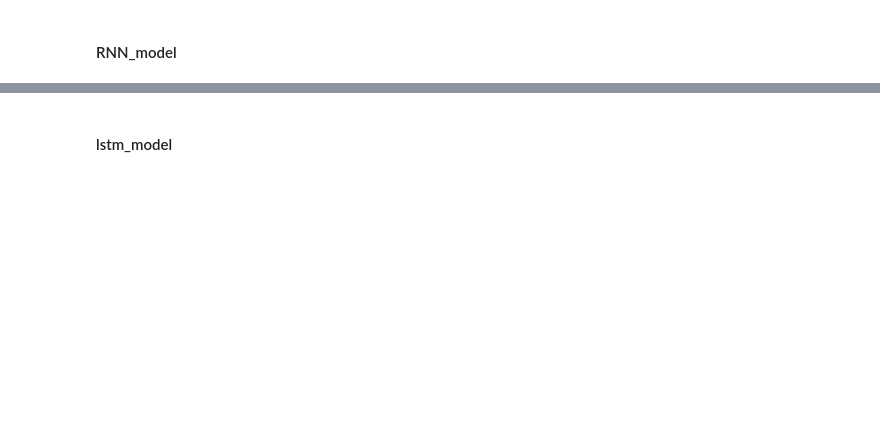
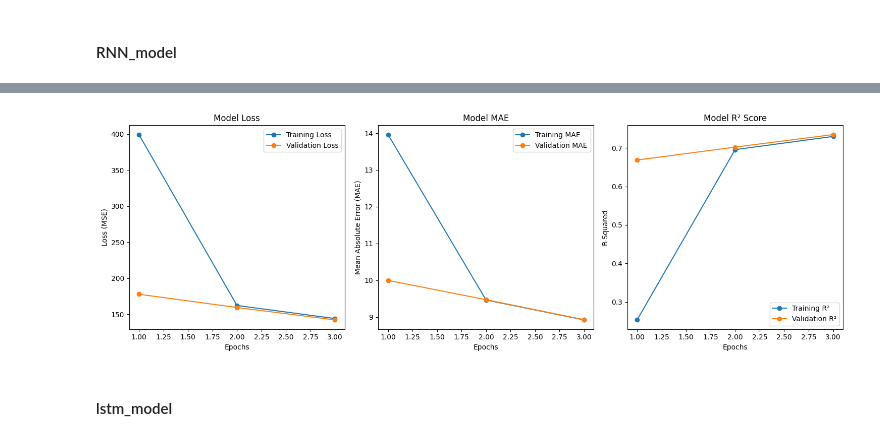
Before and after one commit to amrpyt/air_quality, a Jupyter notebook: Temp.ipynb, the cells around one changed output, grey strips where cells are left out. Saved outputs shown, nothing was run; the diff lists cells and outputs as text; code cells hidden in the pictures; blank space fills up the shorter version.

```diff
--- a/Temp.ipynb
+++ b/Temp.ipynb
@@ -462,20 +467,25 @@ def build_RNN_model(sequence_length=60, no_features=10, num_classes=5):
 
     return model
 # %%
-RNN_model = build_RNN_model()
+
+RNN_model_reg = build_RNN_model_reg()
 callbacks = [
     EarlyStopping(patience=10, restore_best_weights=True)
 ]
 
-history = RNN_model.fit(
+# Reshape y_train_tensor to (batch_size, sequence_length, 1) for regression
+y_train_tensor_reshaped = np.expand_dims(y_train_tensor, axis=-1)
+
+history = RNN_model_reg.fit(
     X_train_tensor,
-    y_train_tensor,
+    y_train_tensor_reshaped,
     validation_split=0.1,
-    epochs=10,
+    epochs=epochs_count,
     verbose=1,
     batch_size=128,
-    sample_weight=sample_weight,
-    callbacks=callbacks
+    callbacks=callbacks  # Removed sample_weight
 )
-RNN_model.save("models/RNN_model.keras")
+
+# Save the trained model
+RNN_model_reg.save("models/RNN_model_reg.keras")
 # %% [output]
@@ -530,3 +498,45 @@ plt.show()
+# %%
+
+import matplotlib.pyplot as plt
+
+# Extract training history
+history_dict = history.history
+
+epochs = range(1, len(history_dict['loss']) + 1)
+
+plt.figure(figsize=(15, 5))
+
+# Plot Loss (MSE)
+plt.subplot(1, 3, 1)
+plt.plot(epochs, history_dict["loss"], label="Training Loss", marker="o")
+plt.plot(epochs, history_dict["val_loss"], label="Validation Loss", marker="o")
+plt.xlabel("Epochs")
+plt.ylabel("Loss (MSE)")
+plt.legend()
+plt.title("Model Loss")
+
+# Plot MAE
+plt.subplot(1, 3, 2)
+plt.plot(epochs, history_dict["mean_absolute_error"], label="Training MAE", marker="o")
+plt.plot(epochs, history_dict["val_mean_absolute_error"], label="Validation MAE", marker="o")
+plt.xlabel("Epochs")
+plt.ylabel("Mean Absolute Error (MAE)")
+plt.legend()
+plt.title("Model MAE")
+
+# Plot R-Squared
+plt.subplot(1, 3, 3)
+plt.plot(epochs, history_dict["r_squared"], label="Training R²", marker="o")
+plt.plot(epochs, history_dict["val_r_squared"], label="Validation R²", marker="o")
+plt.xlabel("Epochs")
+plt.ylabel("R-Squared")
+plt.legend()
+plt.title("Model R² Score")
+
+plt.tight_layout()
+plt.show()
+# %% [output]
+[figure, added]
 # %% [markdown]
 #### lstm_model
 # %%
```
Also changed, not shown: parts of 37 cells of this notebook, 8 other files.
